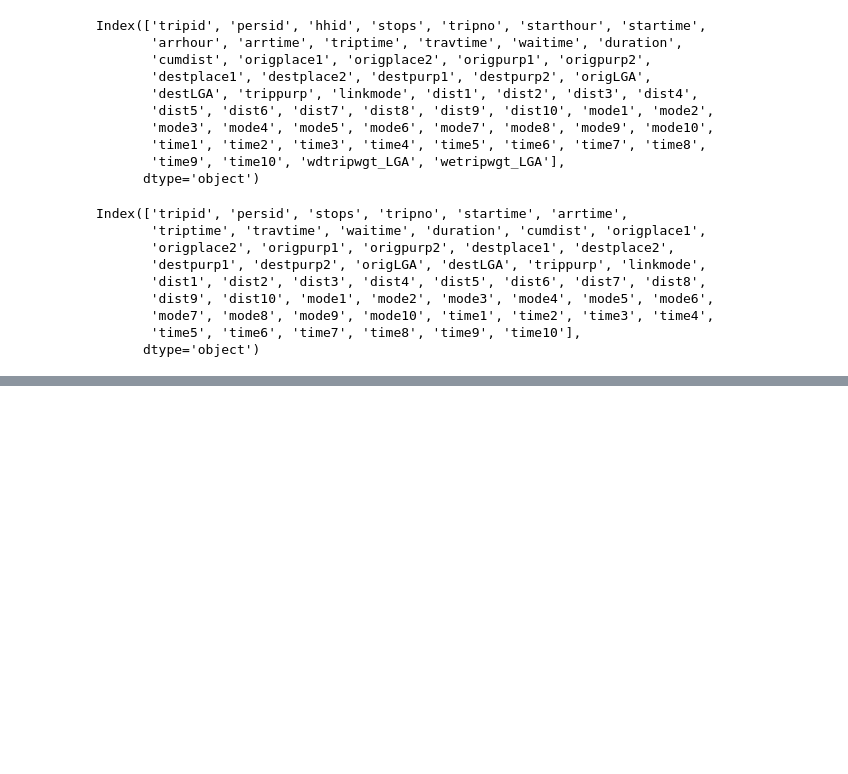
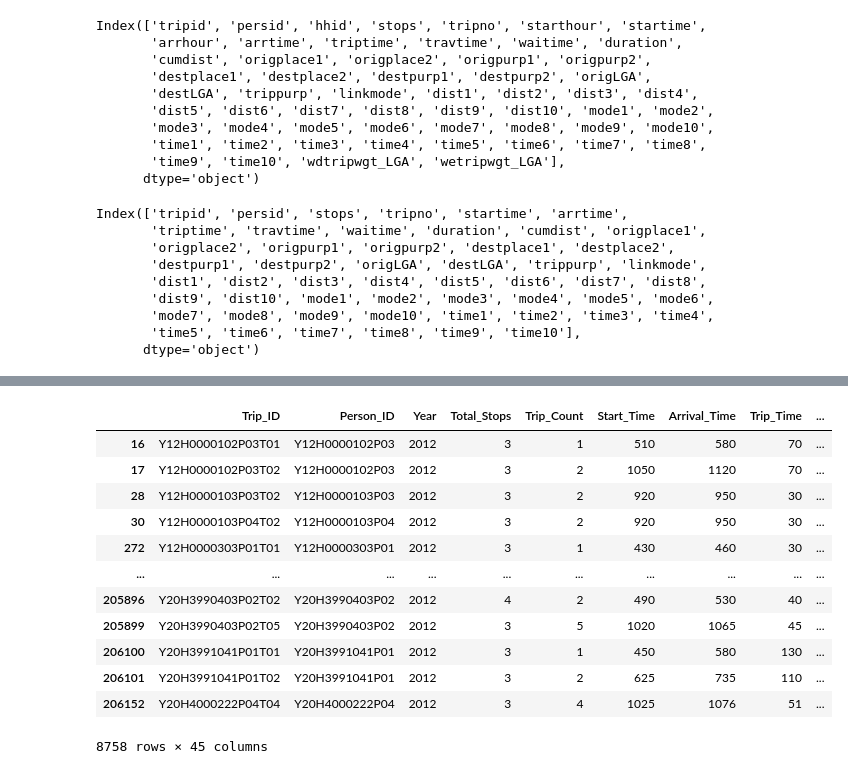
Before and after one commit to Abhidnya05/Project1Group1, a Jupyter notebook: Trips_VISTA_1220_LGA_v1_Cleaning.ipynb, the cells around one changed output, grey strips where cells are left out. Drawn from its saved outputs; the diff is of its cells as text; code cells hidden in the pictures; blank space fills up the shorter version.

Commit message:
Rename columns

```diff
--- a/Trips_VISTA_1220_LGA_v1_Cleaning.ipynb
+++ b/Trips_VISTA_1220_LGA_v1_Cleaning.ipynb
@@ -161,4 +111,0 @@ for i in range(len(train_df)):
-# %%
-train_df.insert(loc = 3,
-               column = 'Year',
-               value = year)
@@ -208,0 +161,4 @@ train_df = train_df.fillna(0)
+# %%
+train_df.insert(loc = 2,
+               column = 'Year',
+               value = year)
@@ -208,0 +279,16 @@ train_df = train_df.fillna(0)
+# %%
+train_df
+# %% [output]
+|  | Trip_ID | Person_ID | Year | Total_Stops | Trip_Count | Start_Time | Arrival_Time | Trip_Time | ... |
+| 16 | Y12H0000102P03T01 | Y12H0000102P03 | 2012 | 3 | 1 | 510 | 580 | 70 | ... |
+| 17 | Y12H0000102P03T02 | Y12H0000102P03 | 2012 | 3 | 2 | 1050 | 1120 | 70 | ... |
+| 28 | Y12H0000103P03T02 | Y12H0000103P03 | 2012 | 3 | 2 | 920 | 950 | 30 | ... |
+| 30 | Y12H0000103P04T02 | Y12H0000103P04 | 2012 | 3 | 2 | 920 | 950 | 30 | ... |
+| 272 | Y12H0000303P01T01 | Y12H0000303P01 | 2012 | 3 | 1 | 430 | 460 | 30 | ... |
+| ... | ... | ... | ... | ... | ... | ... | ... | ... | ... |
+| 205896 | Y20H3990403P02T02 | Y20H3990403P02 | 2012 | 4 | 2 | 490 | 530 | 40 | ... |
+| 205899 | Y20H3990403P02T05 | Y20H3990403P02 | 2012 | 3 | 5 | 1020 | 1065 | 45 | ... |
+| 206100 | Y20H3991041P01T01 | Y20H3991041P01 | 2012 | 3 | 1 | 450 | 580 | 130 | ... |
+| 206101 | Y20H3991041P01T02 | Y20H3991041P01 | 2012 | 3 | 2 | 625 | 735 | 110 | ... |
+| 206152 | Y20H4000222P04T04 | Y20H4000222P04 | 2012 | 3 | 4 | 1025 | 1076 | 51 | ... |
+8758 rows × 45 columns
```
Also changed, not shown: parts of 21 cells of this notebook.
